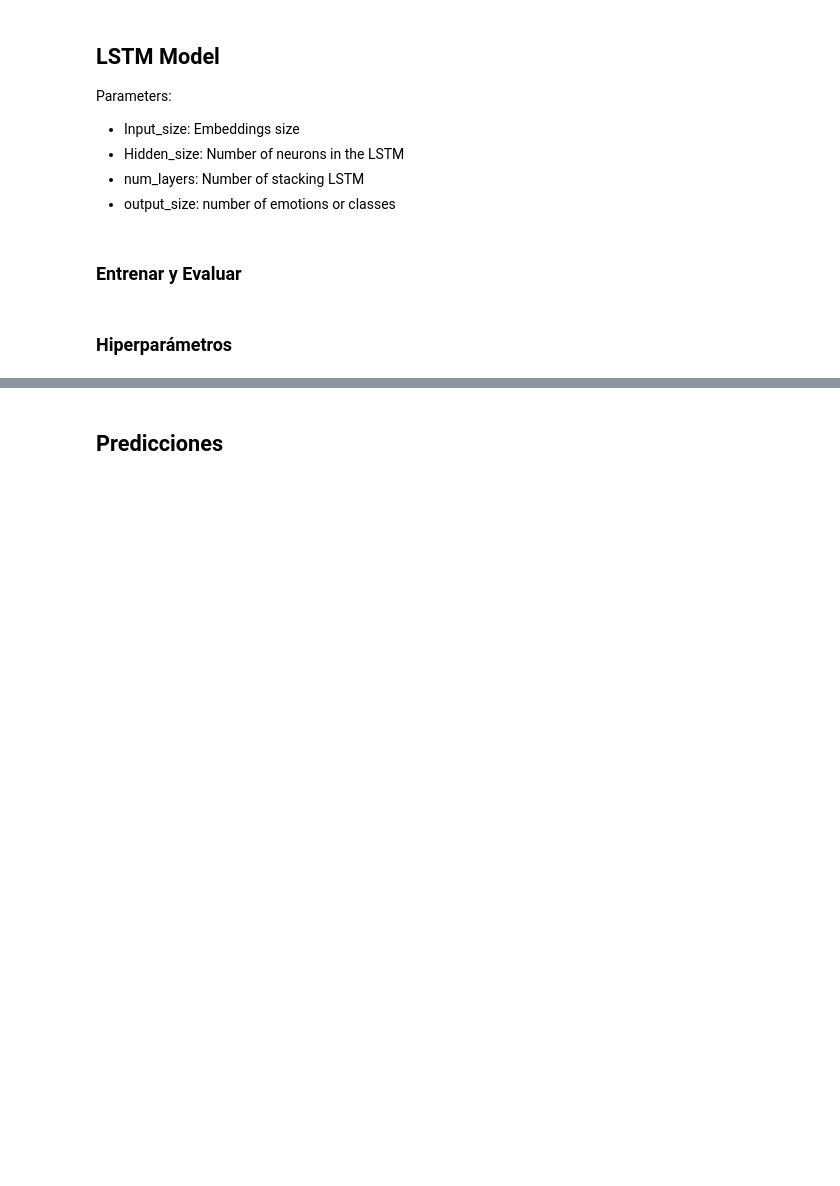
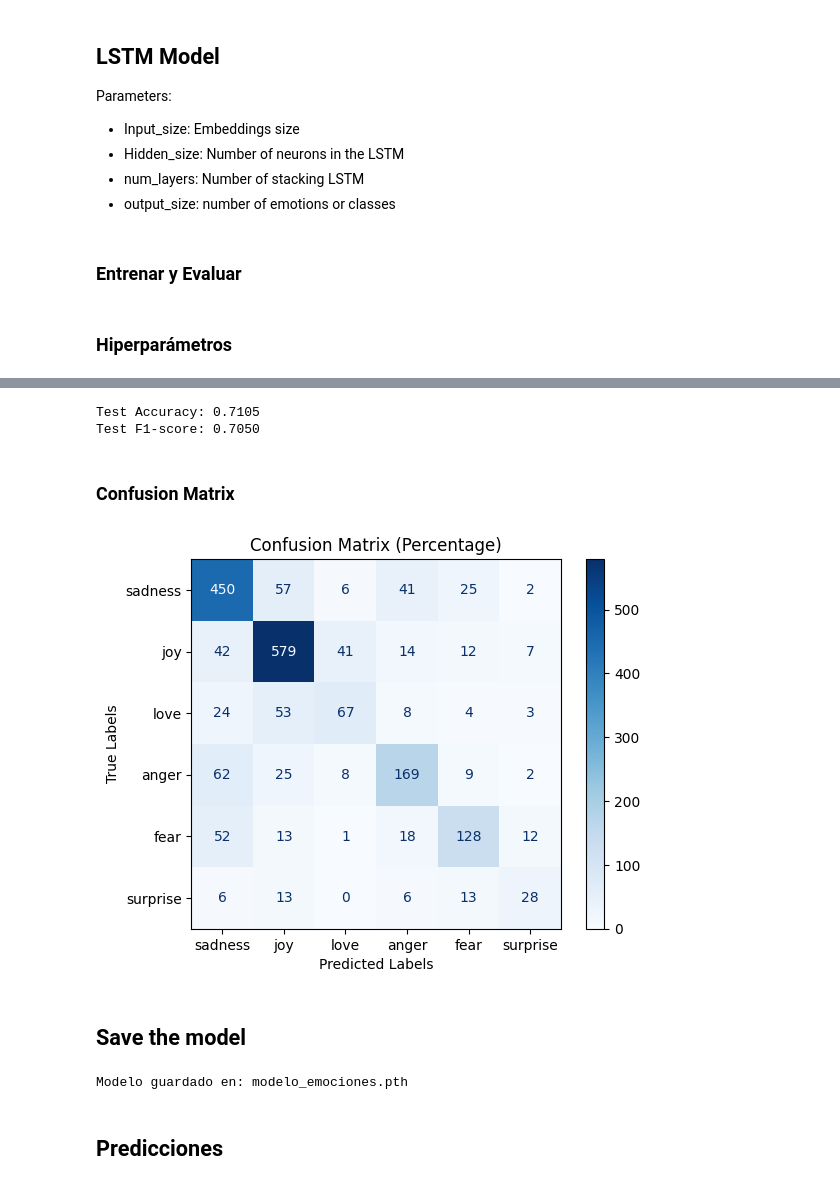
Before and after one commit to PablooDario/Sentiment-Analysis, a Jupyter notebook: LSTM.ipynb, the cells around one changed output, grey strips where cells are left out. Cells and saved outputs as stored; diff of their text form; code cells hidden in the pictures; blank space fills up the shorter version.

```diff
--- a/LSTM.ipynb
+++ b/LSTM.ipynb
@@ -287,3 +316,51 @@ plot_training_curves(train_losses, val_losses, train_f1_scores, val_f1_scores)
+# %%
+# Results in the test set
+device ='cpu'
+model.eval()
+test_predictions = []
+test_true_labels = []
+
+with torch.no_grad():
+    for embeddings, labels in test_loader:
+        embeddings, labels = embeddings.to(device), labels.to(device)
+        outputs = model(embeddings)
+
+        # Store predictions for F1-score
+        predictions = torch.argmax(outputs, dim=1)
+        test_predictions.extend(predictions.cpu().numpy())
+        test_true_labels.extend(labels.cpu().numpy())
+
+# Calculate Validation F1-score
+test_accuracy = accuracy_score(test_true_labels, test_predictions)
+print(f'Test Accuracy: {test_accuracy:.4f}')
+test_f1 = f1_score(test_true_labels, test_predictions, average='weighted')
+print(f'Test F1-score: {test_f1:.4f}')
+# %% [output]
+Test Accuracy: 0.7105
+Test F1-score: 0.7050
+# %% [markdown]
+### Confusion Matrix
+# %%
+target_names = ['sadness', 'joy', 'love', 'anger', 'fear', 'surprise']
+
+cm = confusion_matrix(test_true_labels, test_predictions)
+disp = ConfusionMatrixDisplay(confusion_matrix=cm, display_labels=target_names)
+
+disp.plot(cmap='Blues')
+plt.title('Confusion Matrix (Percentage)')
+plt.xlabel('Predicted Labels')
+plt.ylabel('True Labels')
+plt.show()
+# %% [output]
+[figure, added]
+# %% [markdown]
+## Save the model
+# %%
+model_save_path = 'modelo_emociones.pth'
+torch.save(model.state_dict(), model_save_path)
+print(f"Modelo guardado en: {model_save_path}")
+# %% [output]
+Modelo guardado en: modelo_emociones.pth
 # %% [markdown]
 ## Predicciones
 # %%
```
Also changed, not shown: parts of 14 cells of this notebook.
